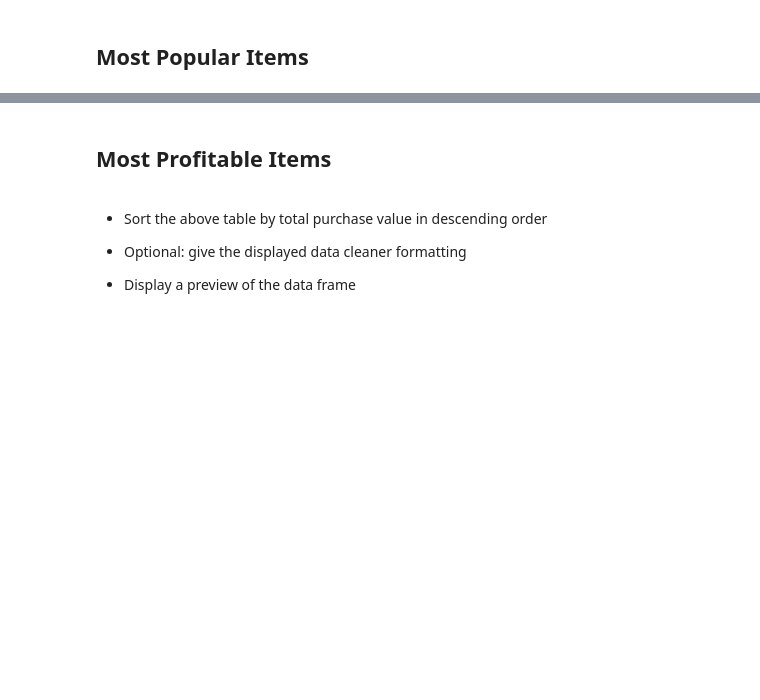
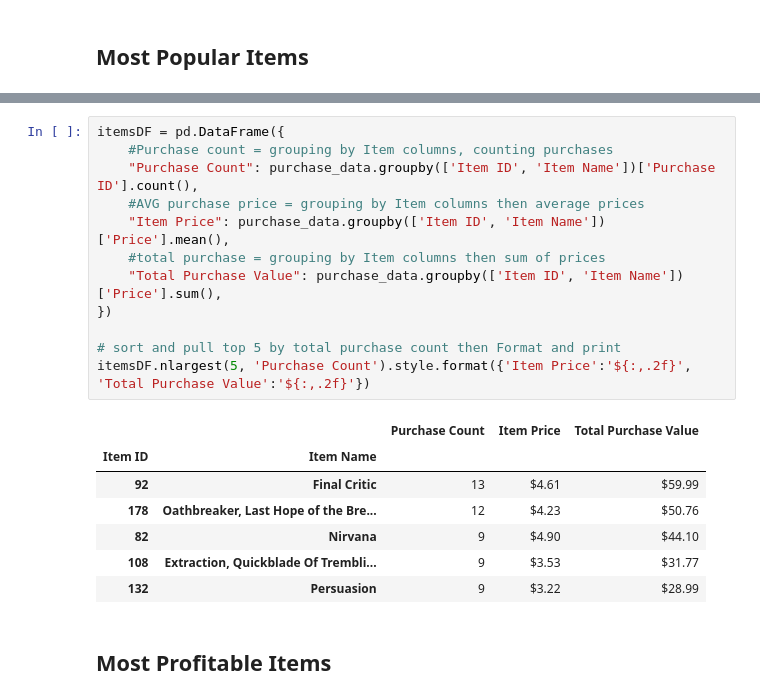
Before and after one commit to eucortes04/pandas_challenge, a Jupyter notebook: HeroesOfPymoli/HeroesOfPymoli_starter.ipynb, the cells around one changed output, grey strips where cells are left out. Cells and saved outputs as stored; diff of their text form; blank space fills up the shorter version.

```diff
--- a/HeroesOfPymoli/HeroesOfPymoli_starter.ipynb
+++ b/HeroesOfPymoli/HeroesOfPymoli_starter.ipynb
@@ -207,10 +189,22 @@ male['SN'].nunique()
+# %%
+itemsDF = pd.DataFrame({
+    #Purchase count = grouping by Item columns, counting purchases
+    "Purchase Count": purchase_data.groupby(['Item ID', 'Item Name'])['Purchase ID'].count(),
+    #AVG purchase price = grouping by Item columns then average prices
+    "Item Price": purchase_data.groupby(['Item ID', 'Item Name'])['Price'].mean(),
+    #total purchase = grouping by Item columns then sum of prices
+    "Total Purchase Value": purchase_data.groupby(['Item ID', 'Item Name'])['Price'].sum(),
+})
+
+# sort and pull top 5 by total purchase count then Format and print
+itemsDF.nlargest(5, 'Purchase Count').style.format({'Item Price':'${:,.2f}', 'Total Purchase Value':'${:,.2f}'})
+# %% [output]
+|  |  | Purchase Count | Item Price | Total Purchase Value |
+| Item ID | Item Name |  |  |  |
+| 92 | Final Critic | 13 | $4.61 | $59.99 |
+| 178 | Oathbreaker, Last Hope of the Bre... | 12 | $4.23 | $50.76 |
+| 82 | Nirvana | 9 | $4.90 | $44.10 |
+| 108 | Extraction, Quickblade Of Trembli... | 9 | $3.53 | $31.77 |
+| 132 | Persuasion | 9 | $3.22 | $28.99 |
 # %% [markdown]
 ## Most Profitable Items
-# %% [markdown]
-* Sort the above table by total purchase value in descending order
-
-
-* Optional: give the displayed data cleaner formatting
-
-
-* Display a preview of the data frame
```
Also changed, not shown: parts of 18 cells of this notebook.
